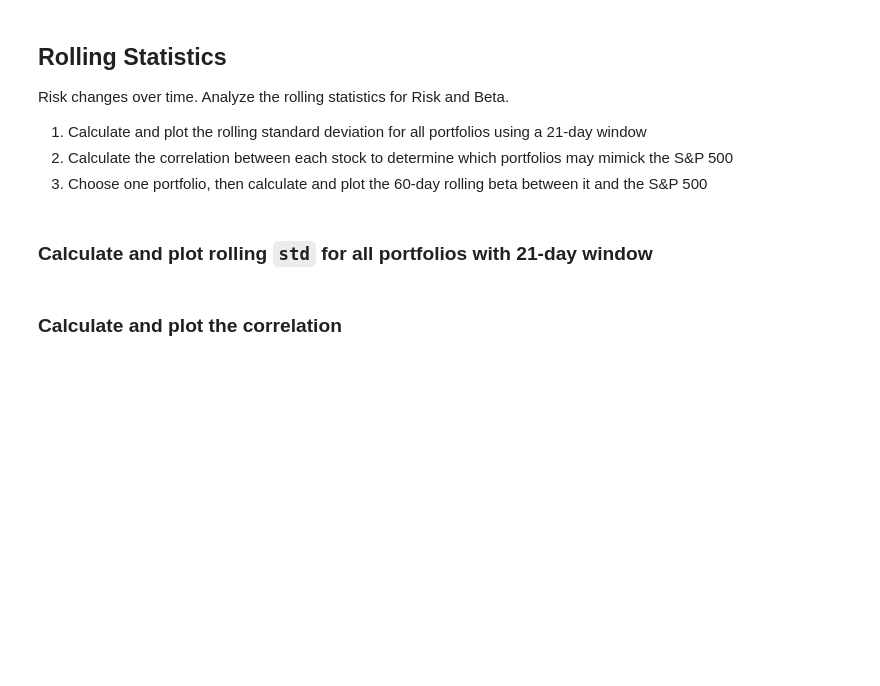
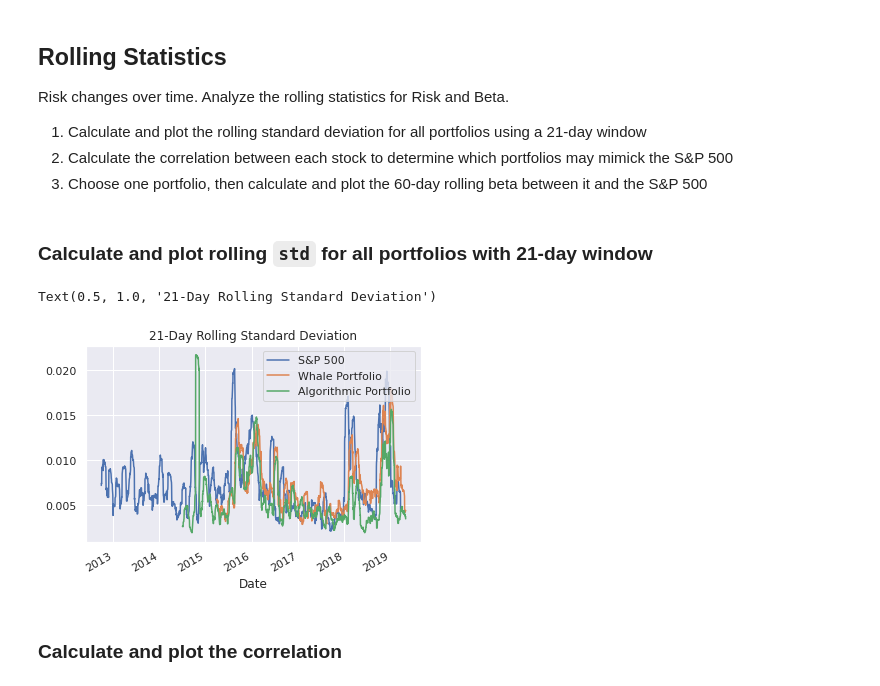
Before and after one commit to gadam/fintech_assessment_03, a Jupyter notebook: whale_analysis.ipynb, the cells around one changed output. Drawn from its saved outputs; the diff is of its cells as text; code cells hidden in the pictures; blank space fills up the shorter version.

Commit message:
Calculated rolling SD window

```diff
--- a/whale_analysis.ipynb
+++ b/whale_analysis.ipynb
@@ -468,3 +470,18 @@ Risk changes over time. Analyze the rolling statistics for Risk and Beta.
+# %%
+# Calculate the rolling standard deviation for all portfolios using a 21-day window
+whale_rolling_sd = whale_weighted_returns.rolling(21).std()
+algo_rolling_sd = algo_weighted_returns.rolling(21).std()
+sp500_rolling_sd = sp500_daily_returns.rolling(21).std()
+
+# Plot the rolling standard deviation, overlaying each on the same chart and add a legend
+sp500_ax = sp500_rolling_sd.plot()
+whale_ax = whale_rolling_sd.plot(ax=sp500_ax)
+algo_ax = algo_rolling_sd.plot(ax=whale_ax)
+algo_ax.legend(["S&P 500", "Whale Portfolio", "Algorithmic Portfolio"])
+algo_ax.set_title("21-Day Rolling Standard Deviation")
+# %% [output]
+Text(0.5, 1.0, '21-Day Rolling Standard Deviation')
+[figure, added]
 # %% [markdown]
 ### Calculate and plot the correlation
 # %%
```
Also changed, not shown: parts of 2 cells of this notebook.
